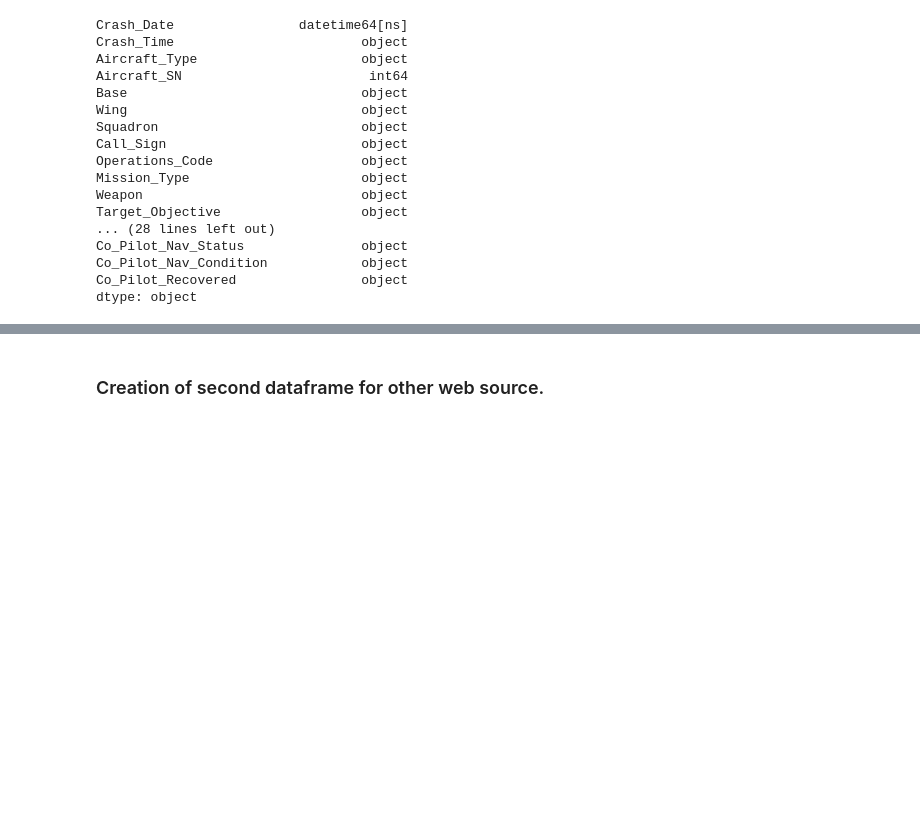
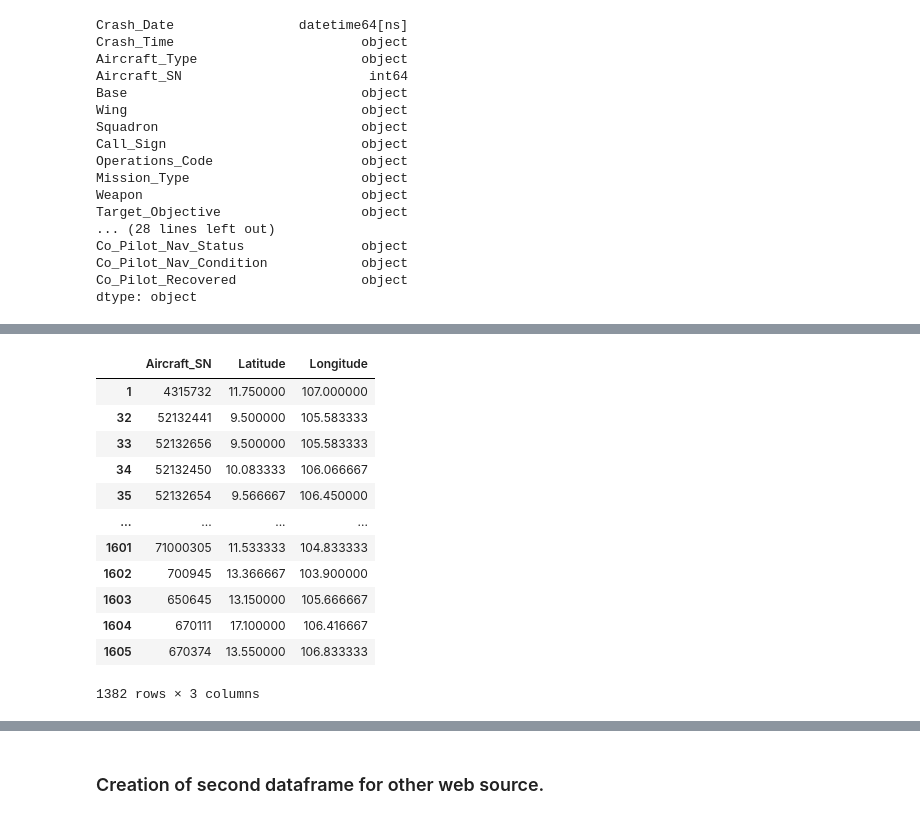
Before and after one commit to MichaelG-B/Capstone_Project, a Jupyter notebook: Capstone Project/ETL/Vietnam_Losses_ETL.ipynb, the cells around one changed output, grey strips where cells are left out. Saved outputs shown, nothing was run; the diff lists cells and outputs as text; code cells hidden in the pictures; blank space fills up the shorter version.

```diff
--- a/Capstone Project/ETL/Vietnam_Losses_ETL.ipynb
+++ b/Capstone Project/ETL/Vietnam_Losses_ETL.ipynb
@@ -229,0 +311,18 @@ dtype: object
+# %%
+# Dropped NaN values for mapping this dataframe
+loss_locations = loss_locations_df.dropna()
+loss_locations
+# %% [output]
+|  | Aircraft_SN | Latitude | Longitude |
+| 1 | 4315732 | 11.750000 | 107.000000 |
+| 32 | 52132441 | 9.500000 | 105.583333 |
+| 33 | 52132656 | 9.500000 | 105.583333 |
+| 34 | 52132450 | 10.083333 | 106.066667 |
+| 35 | 52132654 | 9.566667 | 106.450000 |
+| ... | ... | ... | ... |
+| 1601 | 71000305 | 11.533333 | 104.833333 |
+| 1602 | 700945 | 13.366667 | 103.900000 |
+| 1603 | 650645 | 13.150000 | 105.666667 |
+| 1604 | 670111 | 17.100000 | 106.416667 |
+| 1605 | 670374 | 13.550000 | 106.833333 |
+1382 rows × 3 columns
```
Also changed, not shown: parts of 17 cells of this notebook, 11 other files.
